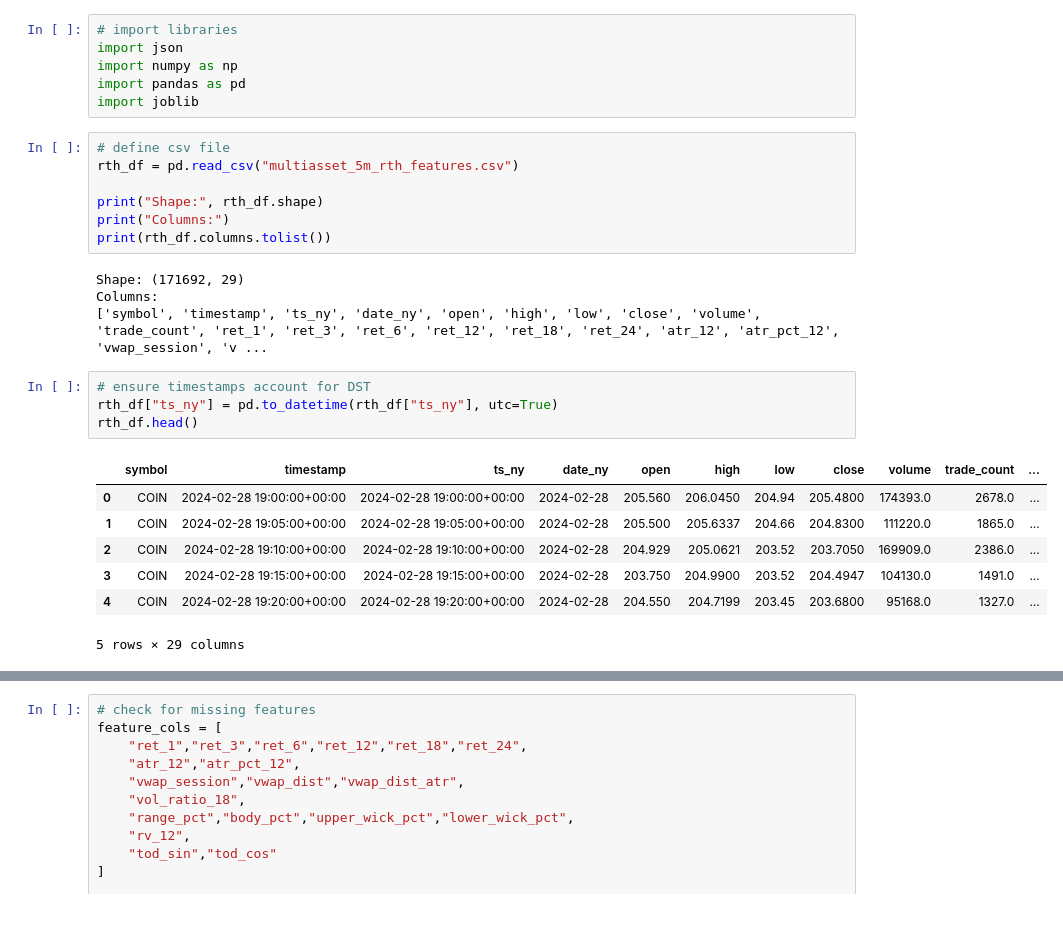
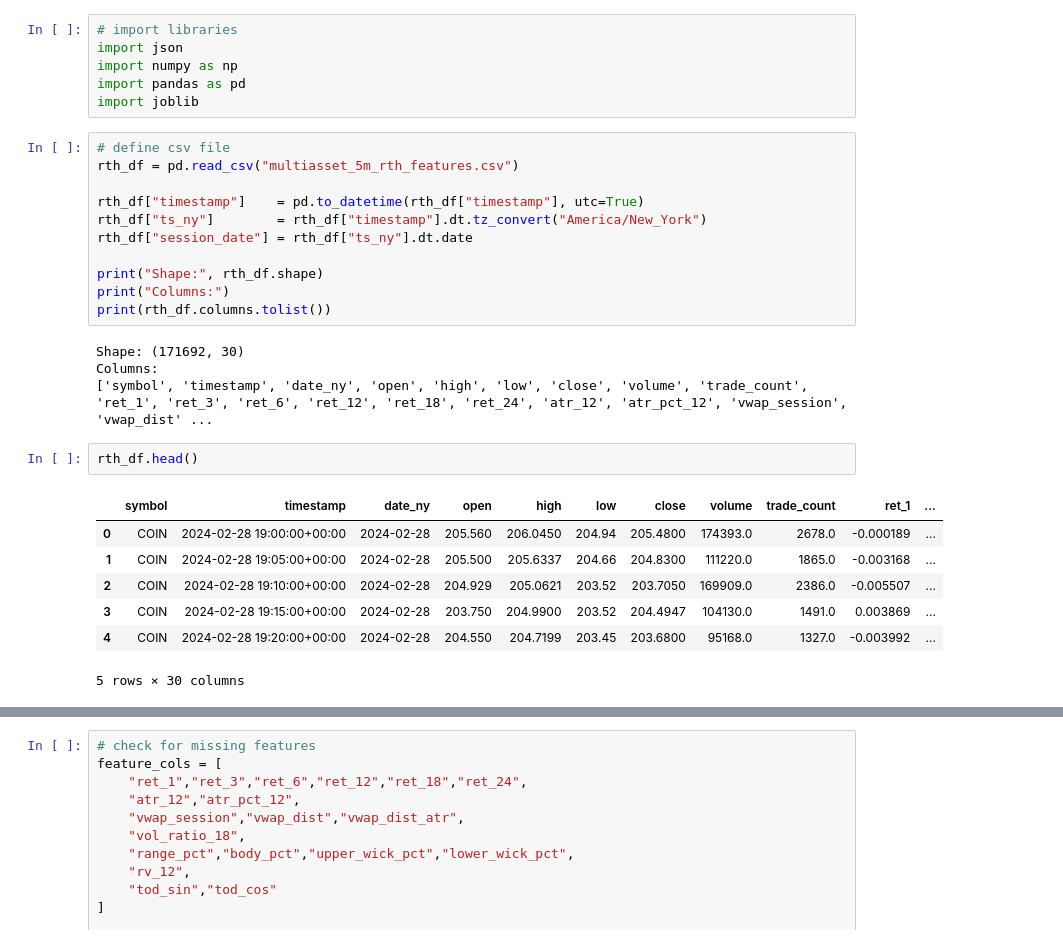
Before and after one commit to navanodonavan/Adaptive_Scalping_Parameter_Optimizer_ML_MSAAI590, a Jupyter notebook: 0.2 Market Regime Analysis.ipynb, the cells around one changed output, grey strips where cells are left out. Drawn from its saved outputs; the diff is of its cells as text.

```diff
--- a/0.2 Market Regime Analysis.ipynb
+++ b/0.2 Market Regime Analysis.ipynb
@@ -10,25 +10,27 @@ import joblib
 # define csv file
 rth_df = pd.read_csv("multiasset_5m_rth_features.csv")
 
+rth_df["timestamp"]    = pd.to_datetime(rth_df["timestamp"], utc=True)
+rth_df["ts_ny"]        = rth_df["timestamp"].dt.tz_convert("America/New_York")
+rth_df["session_date"] = rth_df["ts_ny"].dt.date
+
 print("Shape:", rth_df.shape)
 print("Columns:")
 print(rth_df.columns.tolist())
 # %% [output]
-Shape: (171692, 29)
+Shape: (171692, 30)
 Columns:
-['symbol', 'timestamp', 'ts_ny', 'date_ny', 'open', 'high', 'low', 'close', 'volume', 'trade_count', 'ret_1', 'ret_3', 'ret_6', 'ret_12', 'ret_18', 'ret_24', 'atr_12', 'atr_pct_12', 'vwap_session', 'v ...
+['symbol', 'timestamp', 'date_ny', 'open', 'high', 'low', 'close', 'volume', 'trade_count', 'ret_1', 'ret_3', 'ret_6', 'ret_12', 'ret_18', 'ret_24', 'atr_12', 'atr_pct_12', 'vwap_session', 'vwap_dist' ...
 # %%
-# ensure timestamps account for DST
-rth_df["ts_ny"] = pd.to_datetime(rth_df["ts_ny"], utc=True)
 rth_df.head()
 # %% [output]
-|  | symbol | timestamp | ts_ny | date_ny | open | high | low | close | volume | trade_count | ... |
-| 0 | COIN | 2024-02-28 19:00:00+00:00 | 2024-02-28 19:00:00+00:00 | 2024-02-28 | 205.560 | 206.0450 | 204.94 | 205.4800 | 174393.0 | 2678.0 | ... |
-| 1 | COIN | 2024-02-28 19:05:00+00:00 | 2024-02-28 19:05:00+00:00 | 2024-02-28 | 205.500 | 205.6337 | 204.66 | 204.8300 | 111220.0 | 1865.0 | ... |
-| 2 | COIN | 2024-02-28 19:10:00+00:00 | 2024-02-28 19:10:00+00:00 | 2024-02-28 | 204.929 | 205.0621 | 203.52 | 203.7050 | 169909.0 | 2386.0 | ... |
-| 3 | COIN | 2024-02-28 19:15:00+00:00 | 2024-02-28 19:15:00+00:00 | 2024-02-28 | 203.750 | 204.9900 | 203.52 | 204.4947 | 104130.0 | 1491.0 | ... |
-| 4 | COIN | 2024-02-28 19:20:00+00:00 | 2024-02-28 19:20:00+00:00 | 2024-02-28 | 204.550 | 204.7199 | 203.45 | 203.6800 | 95168.0 | 1327.0 | ... |
+|  | symbol | timestamp | date_ny | open | high | low | close | volume | trade_count | ret_1 | ... |
+| 0 | COIN | 2024-02-28 19:00:00+00:00 | 2024-02-28 | 205.560 | 206.0450 | 204.94 | 205.4800 | 174393.0 | 2678.0 | -0.000189 | ... |
+| 1 | COIN | 2024-02-28 19:05:00+00:00 | 2024-02-28 | 205.500 | 205.6337 | 204.66 | 204.8300 | 111220.0 | 1865.0 | -0.003168 | ... |
+| 2 | COIN | 2024-02-28 19:10:00+00:00 | 2024-02-28 | 204.929 | 205.0621 | 203.52 | 203.7050 | 169909.0 | 2386.0 | -0.005507 | ... |
+| 3 | COIN | 2024-02-28 19:15:00+00:00 | 2024-02-28 | 203.750 | 204.9900 | 203.52 | 204.4947 | 104130.0 | 1491.0 | 0.003869 | ... |
+| 4 | COIN | 2024-02-28 19:20:00+00:00 | 2024-02-28 | 204.550 | 204.7199 | 203.45 | 203.6800 | 95168.0 | 1327.0 | -0.003992 | ... |
-5 rows × 29 columns
+5 rows × 30 columns
 # %%
 # sort by stock and time stamp
 rth_df = rth_df.sort_values(["ts_ny", "symbol"]).reset_index(drop=True)
```
Also changed, not shown: parts of 20 cells of this notebook.
